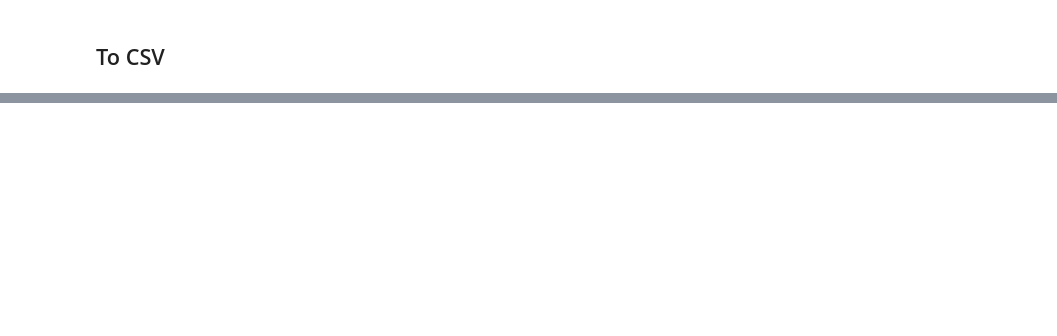
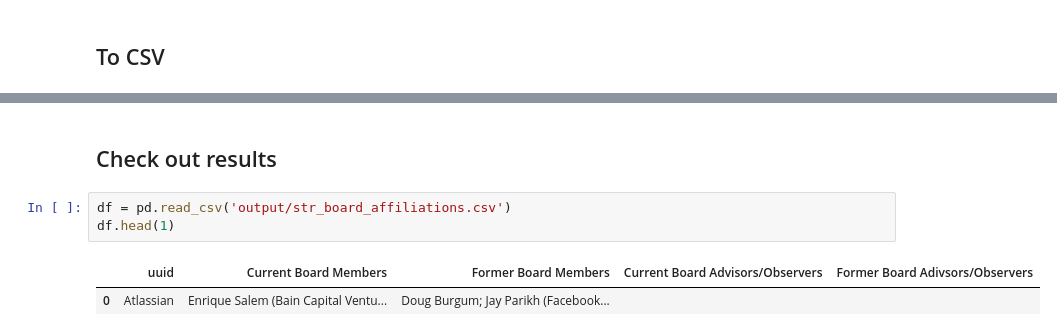
Before and after one commit to sophiaski/pledge1, a Jupyter notebook: create-board-member-field/Board_Affiliations_To_String_Field.ipynb, the cells around one changed output, grey strips where cells are left out. Cells and saved outputs as stored; diff of their text form; blank space fills up the shorter version.

```diff
--- a/create-board-member-field/Board_Affiliations_To_String_Field.ipynb
+++ b/create-board-member-field/Board_Affiliations_To_String_Field.ipynb
@@ -401,3 +410,11 @@ with open('output/str_board_affiliations.csv', 'w') as f:
                                           board_members_dict_2[key],
                                           board_members_dict_3[key],
                                           board_members_dict_4[key]))
+# %% [markdown]
+## Check out results
+# %%
+df = pd.read_csv('output/str_board_affiliations.csv')
+df.head(1)
+# %% [output]
+|  | uuid | Current Board Members | Former Board Members | Current Board Advisors/Observers | Former Board Adivsors/Observers |
+| 0 | Atlassian | Enrique Salem (Bain Capital Ventu... | Doug Burgum; Jay Parikh (Facebook... |  |  |
```
Also changed, not shown: parts of 6 cells of this notebook.
